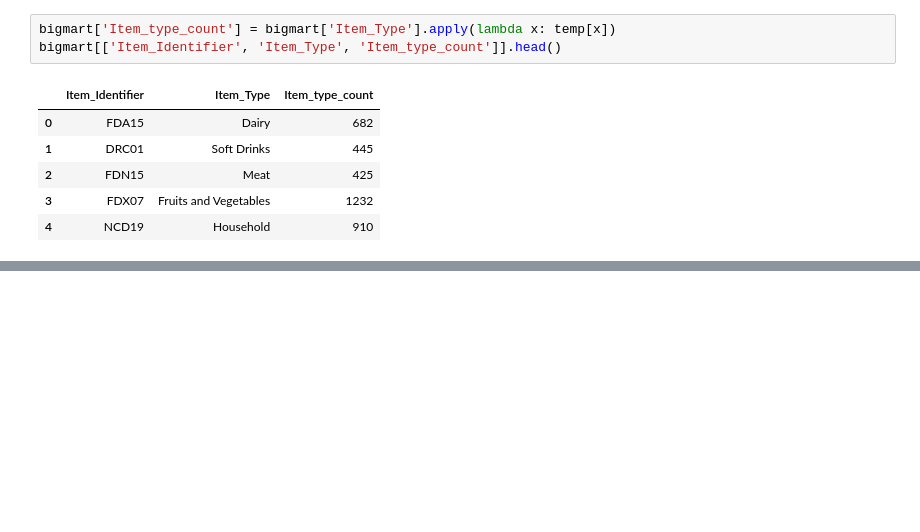
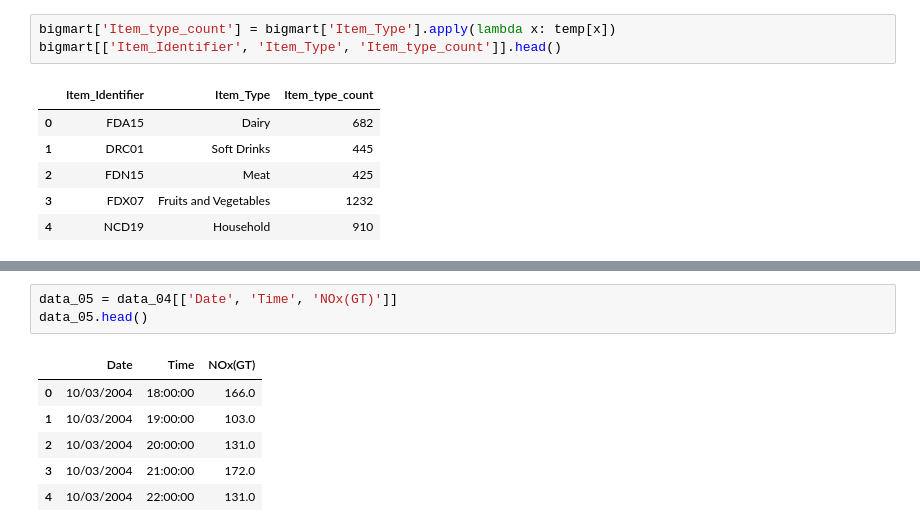
Before and after one commit to Malinda1/feature_engineering, a Jupyter notebook: feature_engineering.ipynb, the cells around one changed output, grey strips where cells are left out. Cells and saved outputs as stored; diff of their text form; blank space fills up the shorter version.

```diff
--- a/feature_engineering.ipynb
+++ b/feature_engineering.ipynb
@@ -492,0 +509,10 @@ bigmart[['Item_Identifier', 'Item_Type', 'Item_type_count']].head()
+# %%
+data_05 = data_04[['Date', 'Time', 'NOx(GT)']]
+data_05.head()
+# %% [output]
+|  | Date | Time | NOx(GT) |
+| 0 | 10/03/2004 | 18:00:00 | 166.0 |
+| 1 | 10/03/2004 | 19:00:00 | 103.0 |
+| 2 | 10/03/2004 | 20:00:00 | 131.0 |
+| 3 | 10/03/2004 | 21:00:00 | 172.0 |
+| 4 | 10/03/2004 | 22:00:00 | 131.0 |
```
Also changed, not shown: parts of 8 cells of this notebook.
